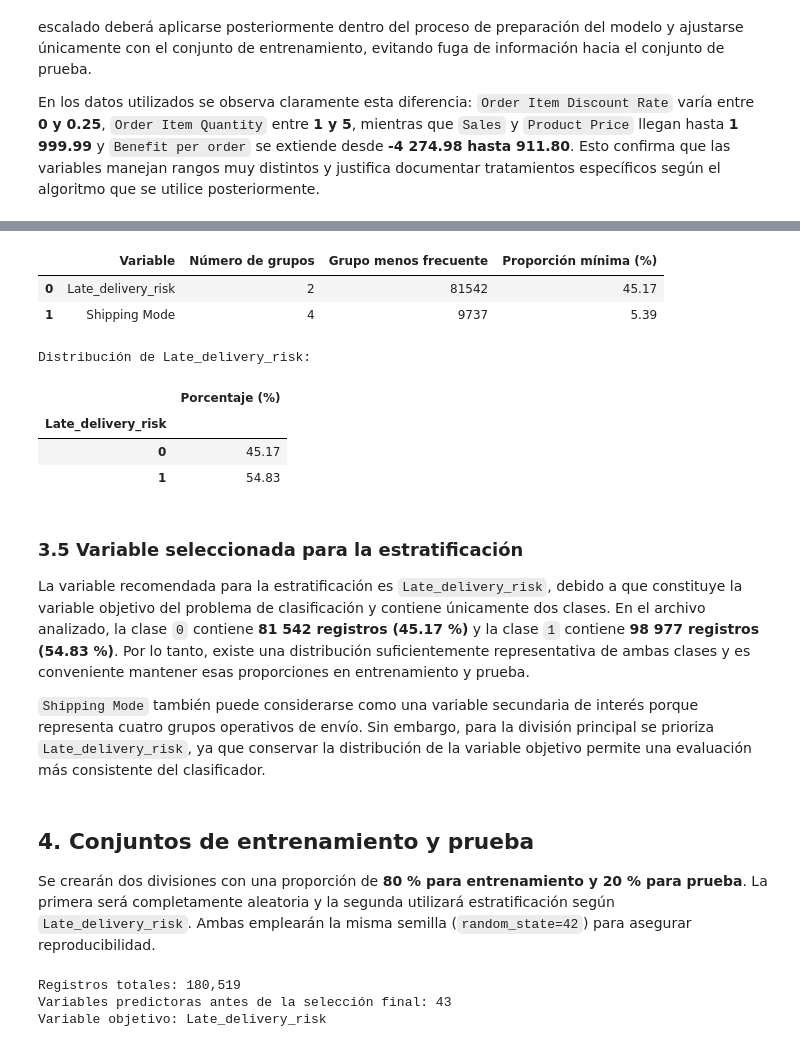
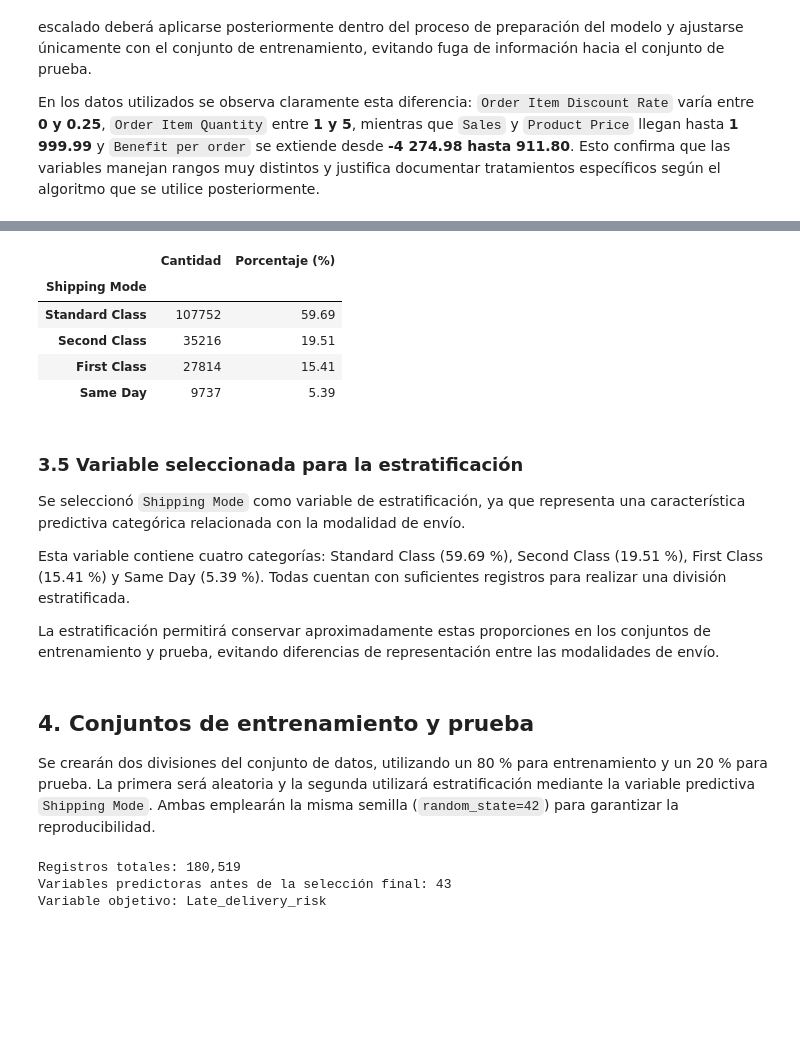
Before and after one commit to JB1302/Big-Data-G2, a Jupyter notebook: ProyectoDataCo.ipynb, the cells around one changed output, grey strips where cells are left out. Saved outputs shown, nothing was run; the diff lists cells and outputs as text; code cells hidden in the pictures; blank space fills up the shorter version.

```diff
--- a/ProyectoDataCo.ipynb
+++ b/ProyectoDataCo.ipynb
@@ -473,55 +472,39 @@ display(tratamientos_futuros)
 | 6 | Variables redundantes | Benefit per order / Order Profit ... | Revisar y conservar una sola vari... | En el archivo analizado estos par... |
 | 7 | Variable objetivo | Late_delivery_risk | Mantener como variable binaria 0/1 | Es la clase que se desea predecir... |
 # %%
-### 3.4 Variables candidatas para estratificación
-candidatas_estratificacion = [
-    col for col in ["Late_delivery_risk", "Shipping Mode"]
-    if col in df.columns
-]
+### 3.4 Variable seleccionada para estratificación
+variable_estratificacion = "Shipping Mode"
 
-resumen_estratificacion = []
+frecuencias = df[variable_estratificacion].value_counts()
 
-for columna in candidatas_estratificacion:
-    frecuencias = df[columna].value_counts(dropna=False)
-    resumen_estratificacion.append({
-        "Variable": columna,
-        "Número de grupos": frecuencias.shape[0],
-        "Grupo menos frecuente": frecuencias.min(),
-        "Proporción mínima (%)": frecuencias.min() / len(df) * 100
-    })
+resumen_estratificacion = pd.DataFrame({
+    "Cantidad": frecuencias,
+    "Porcentaje (%)": (
+        df[variable_estratificacion]
+        .value_counts(normalize=True) * 100
+    ).round(2)
+})
 
-resumen_estratificacion = pd.DataFrame(resumen_estratificacion)
-display(resumen_estratificacion.round(2))
-
-print("Distribución de Late_delivery_risk:")
-display(
-    df["Late_delivery_risk"]
-    .value_counts(normalize=True)
-    .sort_index()
-    .mul(100)
-    .rename("Porcentaje (%)")
-    .to_frame()
-    .round(2)
-)
+display(resumen_estratificacion)
 # %% [output]
-|  | Variable | Número de grupos | Grupo menos frecuente | Proporción mínima (%) |
-| 0 | Late_delivery_risk | 2 | 81542 | 45.17 |
-| 1 | Shipping Mode | 4 | 9737 | 5.39 |
+|  | Cantidad | Porcentaje (%) |
+| Shipping Mode |  |  |
+| Standard Class | 107752 | 59.69 |
+| Second Class | 35216 | 19.51 |
+| First Class | 27814 | 15.41 |
+| Same Day | 9737 | 5.39 |
-Distribución de Late_delivery_risk:
-|  | Porcentaje (%) |
-| Late_delivery_risk |  |
-| 0 | 45.17 |
-| 1 | 54.83 |
 # %% [markdown]
 ### 3.5 Variable seleccionada para la estratificación
 
-La variable recomendada para la estratificación es `Late_delivery_risk`, debido a que constituye la variable objetivo del problema de clasificación y contiene únicamente dos clases. En el archivo analizado, la clase `0` contiene **81 542 registros (45.17 %)** y la clase `1` contiene **98 977 registros (54.83 %)**. Por lo tanto, existe una distribución suficientemente representativa de ambas clases y es conveniente mantener esas proporciones en entrenamiento y prueba.
+Se seleccionó `Shipping Mode` como variable de estratificación, ya que representa una característica predictiva categórica relacionada con la modalidad de envío.
 
-`Shipping Mode` también puede considerarse como una variable secundaria de interés porque representa cuatro grupos operativos de envío. Sin embargo, para la división principal se prioriza `Late_delivery_risk`, ya que conservar la distribución de la variable objetivo permite una evaluación más consistente del clasificador.
+Esta variable contiene cuatro categorías: Standard Class (59.69 %), Second Class (19.51 %), First Class (15.41 %) y Same Day (5.39 %). Todas cuentan con suficientes registros para realizar una división estratificada.
+
+La estratificación permitirá conservar aproximadamente estas proporciones en los conjuntos de entrenamiento y prueba, evitando diferencias de representación entre las modalidades de envío.
 # %% [markdown]
 ## 4. Conjuntos de entrenamiento y prueba
 
-Se crearán dos divisiones con una proporción de **80 % para entrenamiento y 20 % para prueba**. La primera será completamente aleatoria y la segunda utilizará estratificación según `Late_delivery_risk`. Ambas emplearán la misma semilla (`random_state=42`) para asegurar reproducibilidad.
+Se crearán dos divisiones del conjunto de datos, utilizando un 80 % para entrenamiento y un 20 % para prueba. La primera será aleatoria y la segunda utilizará estratificación mediante la variable predictiva `Shipping Mode`. Ambas emplearán la misma semilla (`random_state=42`) para garantizar la reproducibilidad.
 # %%
 ### 4.1 Preparación de X e y
 from sklearn.model_selection import train_test_split
```
Also changed, not shown: parts of 7 cells of this notebook.
